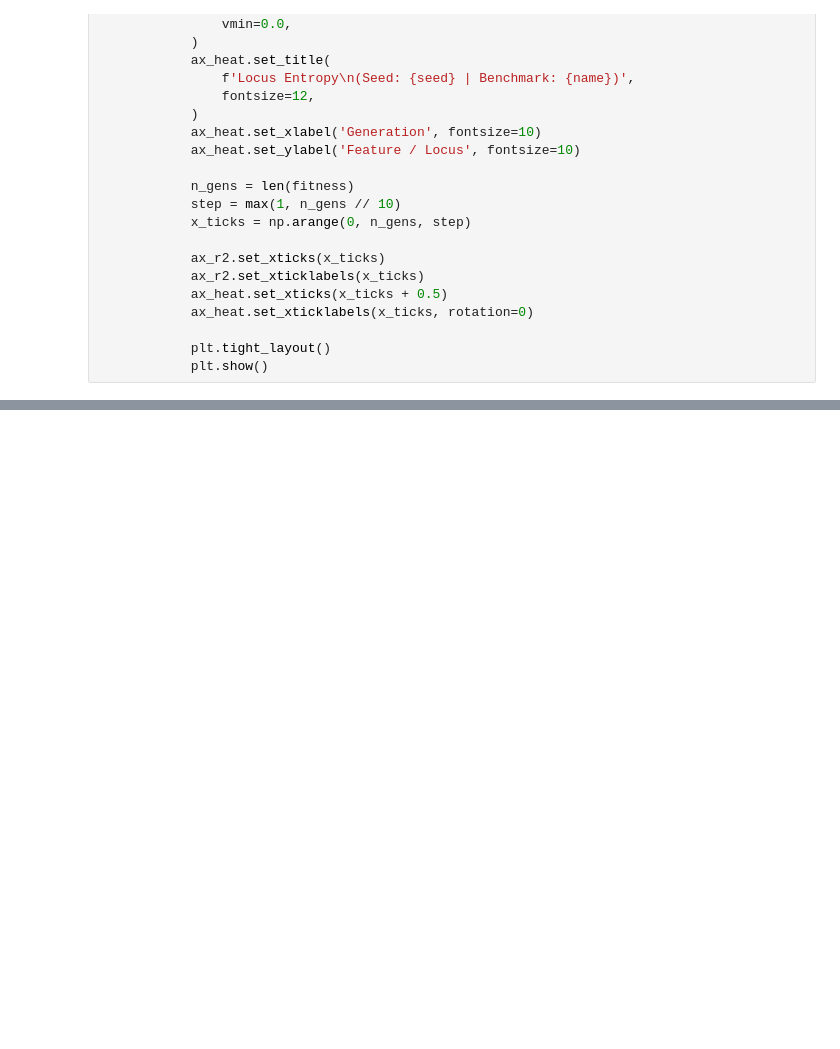
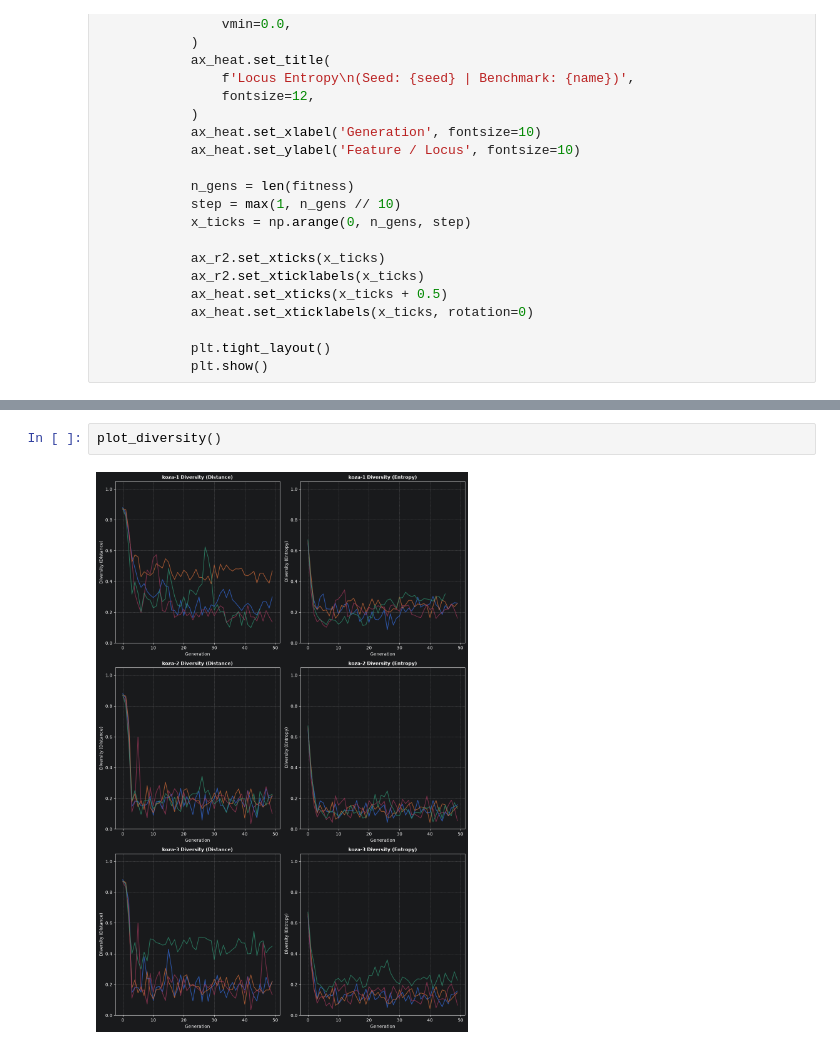
Before and after one commit to Repeating1212/gplearn, a Jupyter notebook: ppm/Graphs/standard_graph.ipynb, the cells around one changed output, grey strips where cells are left out. Cells and saved outputs as stored; diff of their text form; blank space fills up the shorter version.

```diff
--- a/ppm/Graphs/standard_graph.ipynb
+++ b/ppm/Graphs/standard_graph.ipynb
@@ -563,3 +562,7 @@ plot_entropy_heatmaps_tabs()
 # plot_solution_data()
 # %% [output]
 Tab(children=(Output(), Output(), Output()), selected_index=0, titles=('koza-1', 'koza-2', 'koza-3'), _dom_cla…
+# %%
+plot_diversity()
+# %% [output]
+[figure, added]
```
Also changed, not shown: parts of 4 cells of this notebook, 8 other files.
